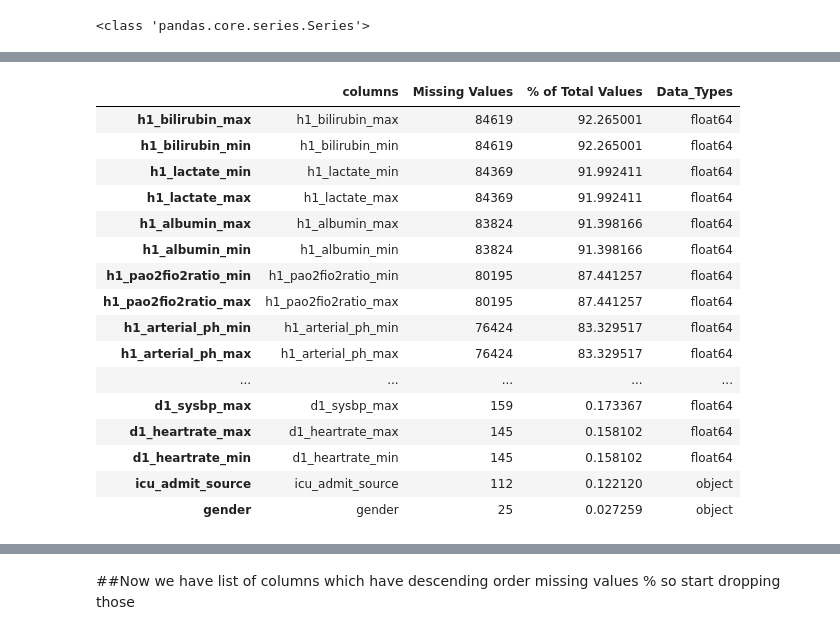
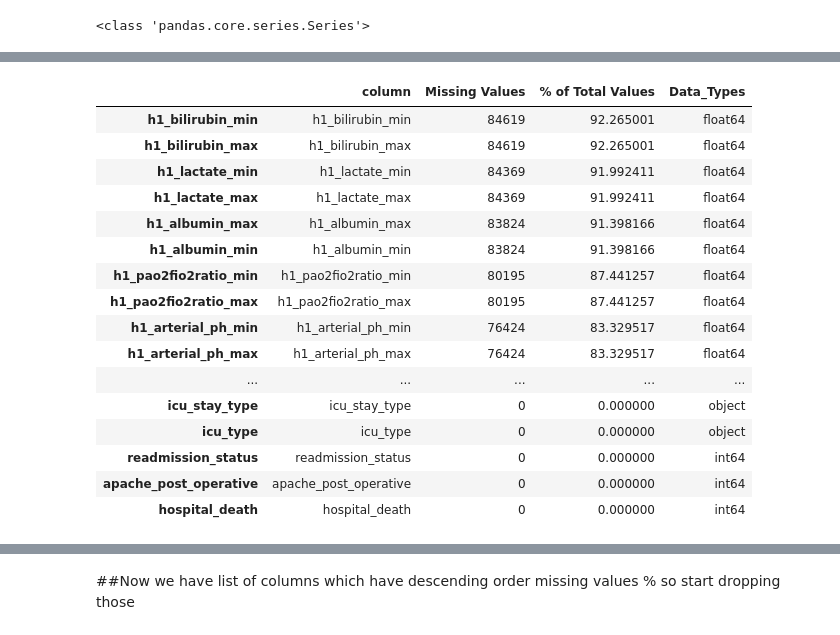
Before and after one commit to Sunilrd-19/ML_Use_cases, a Jupyter notebook: debugging_hospital.ipynb, the cells around one changed output, grey strips where cells are left out. Cells and saved outputs as stored; diff of their text form; code cells hidden in the pictures.

```diff
--- a/debugging_hospital.ipynb
+++ b/debugging_hospital.ipynb
@@ -165,8 +199,9 @@ pandas.core.frame.DataFrame
 # %%
+column=df3.columns
 mis_val = df3.isnull().sum()
 mis_val_percent = 100 * df.isnull().sum() / len(df3)
 data_type = df3.dtypes
-columns=df3.columns
+
 
 #mis_val_table = pd.concat([columns, mis_val, mis_val_percent,data_type], axis=1)
 # %%
@@ -182,5 +227,5 @@ print(type(data_type))
 # %% [markdown]
 ###(columns) is <class 'pandas.core.indexes.base.Index'> so we should convert it to Series using [idx.to_series()] method
 # %%
-columns=columns.to_series()
+column=columns.to_series()
 # %%
@@ -188,6 +233,6 @@ print(type(columns))
 # %% [output]
 <class 'pandas.core.series.Series'>
 # %%
-mis_val_table = pd.concat([columns, mis_val, mis_val_percent,data_type], axis=1)
+mis_val_table = pd.concat([column, mis_val, mis_val_percent,data_type], axis=1)
 # %%
-mis_val_table_ren_columns = mis_val_table.rename(columns = {0 : 'columns', 1 : 'Missing Values', 2 : '% of Total Values',3:'Data_Types'})
+mis_val_table_ren_columns = mis_val_table.rename(columns = {0 : 'column', 1 : 'Missing Values', 2 : '% of Total Values',3:'Data_Types'})
@@ -215,11 +277,12 @@ mis_val_table_ren_columns = mis_val_table.rename(columns = {0 : 'columns', 1 : '
 | apache_3j_bodysystem | apache_3j_bodysystem | 1662 | 1.812175 | object |
 | apache_2_bodysystem | apache_2_bodysystem | 1662 | 1.812175 | object |
 # %%
-mis_val_table_ren_columns[mis_val_table_ren_columns.iloc[:,1] != 0].sort_values('% of Total Values', ascending=False)
+#mis_val_table_ren_columns[mis_val_table_ren_columns.iloc[:,1] != 0].sort_values('% of Total Values', ascending=False)
+mis_val_table_ren_columns.sort_values('% of Total Values', ascending=False)
 # %% [output]
-|  | columns | Missing Values | % of Total Values | Data_Types |
+|  | column | Missing Values | % of Total Values | Data_Types |
+| h1_bilirubin_min | h1_bilirubin_min | 84619 | 92.265001 | float64 |
 | h1_bilirubin_max | h1_bilirubin_max | 84619 | 92.265001 | float64 |
-| h1_bilirubin_min | h1_bilirubin_min | 84619 | 92.265001 | float64 |
 | h1_lactate_min | h1_lactate_min | 84369 | 91.992411 | float64 |
 | h1_lactate_max | h1_lactate_max | 84369 | 91.992411 | float64 |
 | h1_albumin_max | h1_albumin_max | 83824 | 91.398166 | float64 |
@@ -229,9 +292,9 @@ mis_val_table_ren_columns[mis_val_table_ren_columns.iloc[:,1] != 0].sort_values(
 | h1_arterial_ph_min | h1_arterial_ph_min | 76424 | 83.329517 | float64 |
 | h1_arterial_ph_max | h1_arterial_ph_max | 76424 | 83.329517 | float64 |
 | ... | ... | ... | ... | ... |
-| d1_sysbp_max | d1_sysbp_max | 159 | 0.173367 | float64 |
-| d1_heartrate_max | d1_heartrate_max | 145 | 0.158102 | float64 |
-| d1_heartrate_min | d1_heartrate_min | 145 | 0.158102 | float64 |
-| icu_admit_source | icu_admit_source | 112 | 0.122120 | object |
-| gender | gender | 25 | 0.027259 | object |
+| icu_stay_type | icu_stay_type | 0 | 0.000000 | object |
+| icu_type | icu_type | 0 | 0.000000 | object |
+| readmission_status | readmission_status | 0 | 0.000000 | int64 |
+| apache_post_operative | apache_post_operative | 0 | 0.000000 | int64 |
+| hospital_death | hospital_death | 0 | 0.000000 | int64 |
 # %%
```
Also changed, not shown: parts of 28 cells of this notebook.
